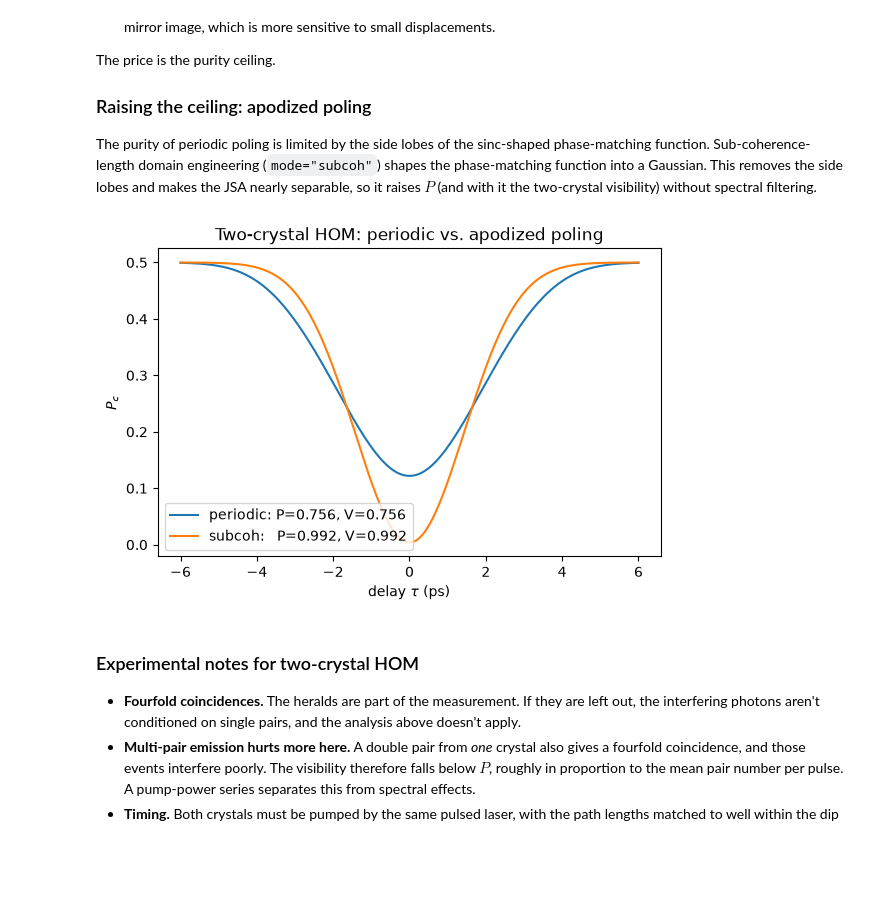
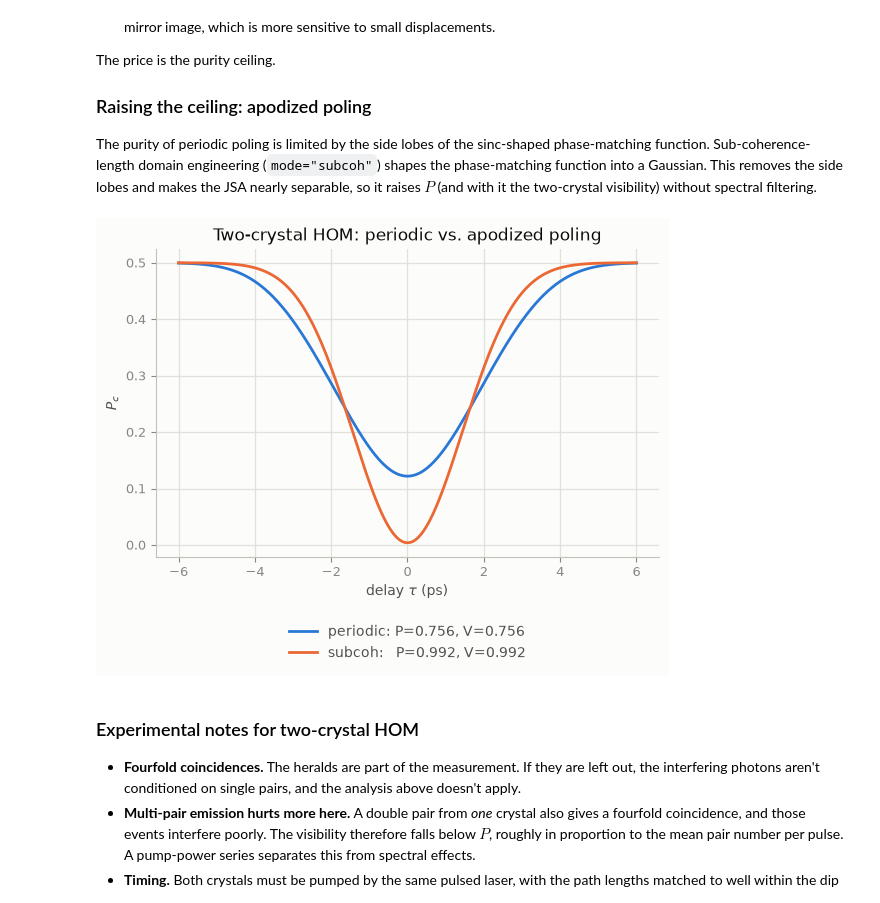
Before and after one commit to nicosieber/PhotonPairLab, a Jupyter notebook: notebooks/hom_visibility.ipynb, the cells around one changed output. Cells and saved outputs as stored; diff of their text form; code cells hidden in the pictures; blank space fills up the shorter version.

```diff
--- a/notebooks/hom_visibility.ipynb
+++ b/notebooks/hom_visibility.ipynb
@@ -479,21 +476,21 @@ The polarization factor enters exactly as before.
 # %%
 res_A = simulate()
 res_B = simulate()   # an independent second crystal with the same design
-two_crystal = HOMAnalyzer(res_A, res_B).compute_two_mode_HOM("signal", "signal", taus_s=taus)
+two_crystal = HOMAnalyzer.independent(res_A, res_B, "signal", "signal", taus_s=taus)
 _, purity_A, K_A = SpectralAnalyzer(res_A).schmidt_decomposition()
 
-V_two = visibility(two_crystal.coincidence_probabilities)
+V_two = two_crystal.visibility
 print(f"two-crystal visibility V = {V_two:.4f}")
 print(f"Tr[rho_A rho_B]          = {two_crystal.overlap_at_zero_delay:.4f}")
 print(f"purity P (Schmidt)       = {purity_A:.4f}   (Schmidt number K = {K_A:.2f})")
 print(f"|V - P|                  = {abs(V_two - purity_A):.1e}")
 
-fig, ax = plt.subplots(figsize=(6.5, 4))
-ax.plot(taus_ps, Pc_exch, label=f"same pair, signal–idler (V={visibility(Pc_exch):.2f})")
-ax.plot(taus_ps, two_crystal.coincidence_probabilities,
-        label=fr"two crystals, $A_s$–$B_s$ (V={V_two:.2f})")
-ax.set(xlabel=r"delay $\tau$ (ps)", ylabel=r"$P_c$", title="Same source, two experiments")
-ax.legend()
+fig, ax = plt.subplots(figsize=(7.5, 4))
+SPDC_Plotter.plot_hom_dip(
+    {"same pair, signal–idler": same_pair, r"two crystals, $A_s$–$B_s$": two_crystal},
+    fig=fig, ax=ax, show_visibility=True,
+)
+ax.set_title("Same source, two experiments")
 plt.show()
 # %% [output]
 two-crystal visibility V = 0.7562
@@ -565,19 +561,19 @@ the two-crystal visibility) without spectral filtering.
 # %%
 res_A_sc = simulate(mode="subcoh", w=18e-6)
 res_B_sc = simulate(mode="subcoh", w=18e-6)
-two_crystal_sc = HOMAnalyzer(res_A_sc, res_B_sc).compute_two_mode_HOM("signal", "signal", taus_s=taus)
+two_crystal_sc = HOMAnalyzer.independent(res_A_sc, res_B_sc, "signal", "signal", taus_s=taus)
 _, purity_sc, _ = SpectralAnalyzer(res_A_sc).schmidt_decomposition()
 
 fig, ax = plt.subplots(figsize=(6.5, 4))
 ax.plot(taus_ps, two_crystal.coincidence_probabilities,
         label=f"periodic: P={purity_A:.3f}, V={V_two:.3f}")
 ax.plot(taus_ps, two_crystal_sc.coincidence_probabilities,
-        label=f"subcoh:   P={purity_sc:.3f}, V={visibility(two_crystal_sc.coincidence_probabilities):.3f}")
+        label=f"subcoh:   P={purity_sc:.3f}, V={two_crystal_sc.visibility:.3f}")
 ax.set(xlabel=r"delay $\tau$ (ps)", ylabel=r"$P_c$", title="Two-crystal HOM: periodic vs. apodized poling")
-ax.legend()
+SPDC_Plotter.style_legend(ax)
 plt.show()
 # %% [output]
-[figure, old version]
+[figure, new version]
 # %% [markdown]
 ### Experimental notes for two-crystal HOM
 
```
Also changed, not shown: parts of 15 cells of this notebook, 16 other files.
